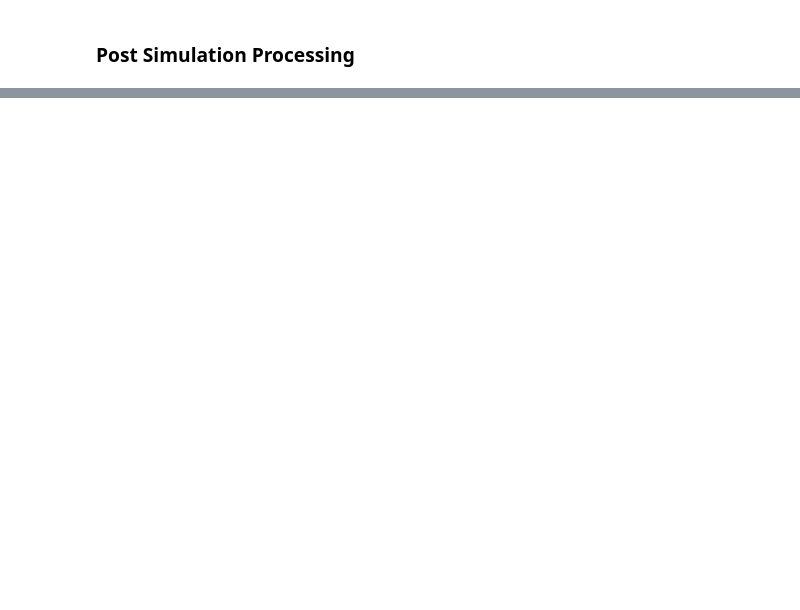
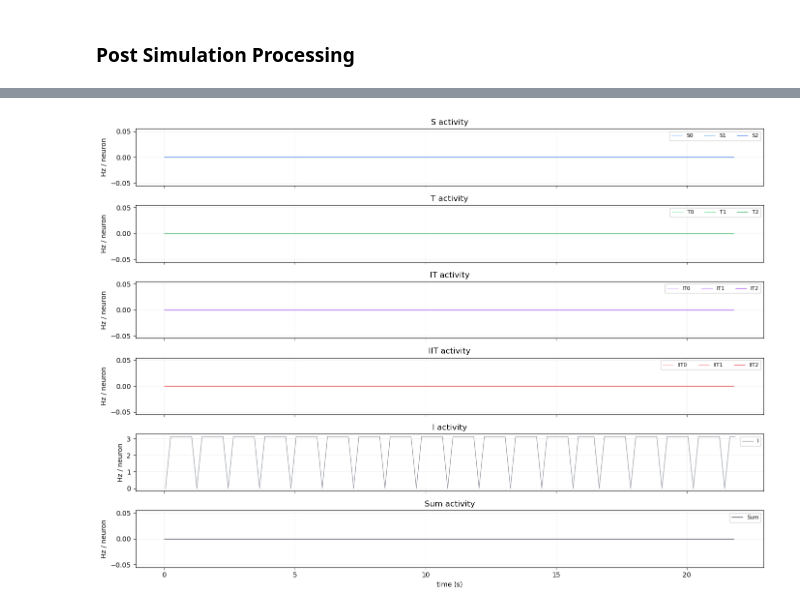
Before and after one commit to MySweetLord/Neuromorphic_Intelligence_2026, a Jupyter notebook: NSM_Network.ipynb, the cells around one changed output, grey strips where cells are left out. Drawn from its saved outputs; the diff is of its cells as text; code cells hidden in the pictures; blank space fills up the shorter version.

```diff
--- a/NSM_Network.ipynb
+++ b/NSM_Network.ipynb
@@ -787 +1177,70 @@ for s in range(int(NS)):
+# %%
+# ------------------------------------------------------------
+# PLOT POPULATION ACTIVITY IN STACKED SUBPLOTS
+# ------------------------------------------------------------
+fig, axes = plt.subplots(
+    6, 1,
+    figsize=(14, 10),
+    sharex=True
+)
+
+pop_data = [
+    ("S",   S_activity_x,   S_activity_rate,   NS, colors_S,   "-"),
+    ("T",   T_activity_x,   T_activity_rate,   NS, colors_T,   "-"),
+    ("IT",  IT_activity_x,  IT_activity_rate,  NS, colors_IT,  "-"),
+    ("IIT", IIT_activity_x, IIT_activity_rate, NS, colors_IIT, "-"),
+]
+
+for ax, (name, x_list, rate_list, n_pop, colors, linestyle) in zip(axes[:4], pop_data):
+
+    for i in range(int(n_pop)):
+        ax.plot(
+            x_list[i],
+            rate_list[i],
+            linewidth = 0.8,
+            linestyle = linestyle,
+            color     = get_color(colors, i),
+            label     = f"{name}{i}"
+        )
+
+    ax.set_ylabel("Hz / neuron")
+    ax.set_title(f"{name} activity")
+    ax.grid(True, alpha=0.2)
+    ax.legend(ncol=4, fontsize=8)
+
+
+axes[4].plot(
+    I_activity_x,
+    I_activity_rate,
+    linewidth = 1.0,
+    color     = color_I,
+    alpha     = 0.7,
+    label     = "I"
+)
+
+axes[4].set_title("I activity")
+axes[4].set_ylabel("Hz / neuron")
+axes[4].grid(True, alpha=0.2)
+axes[4].legend(fontsize=8)
+
+
+axes[5].plot(
+    Sum_activity_x,
+    Sum_activity_rate,
+    linewidth = 1.0,
+    color     = color_Sum,
+    alpha     = 0.8,
+    label     = "Sum"
+)
+
+axes[5].set_title("Sum activity")
+axes[5].set_ylabel("Hz / neuron")
+axes[5].set_xlabel("time (s)")
+axes[5].grid(True, alpha=0.2)
+axes[5].legend(fontsize=8)
+
+plt.tight_layout()
+plt.show()
+# %% [output]
+[figure, added]
 # %%
```
Also changed, not shown: parts of 43 cells of this notebook, 2 other files.
